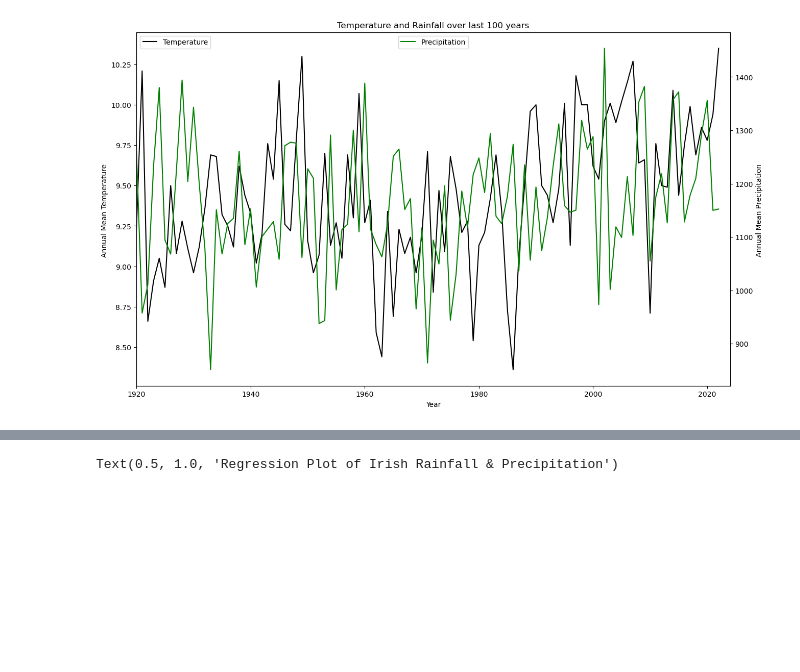
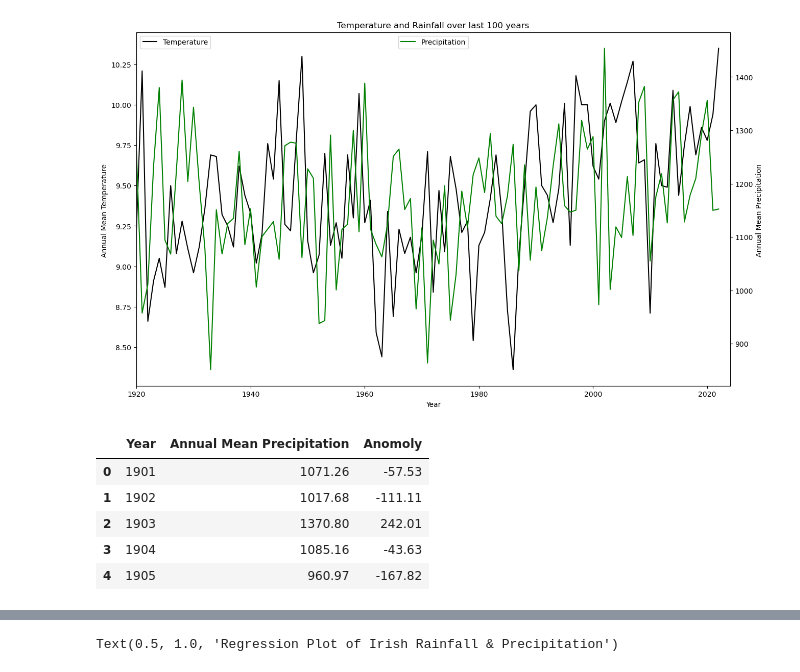
Before and after one commit to rebeccaf1918/Programming-for-Da-Project2, a Jupyter notebook: Project.ipynb, the cells around one changed output, grey strips where cells are left out. Drawn from its saved outputs; the diff is of its cells as text; code cells hidden in the pictures; blank space fills up the shorter version.

```diff
--- a/Project.ipynb
+++ b/Project.ipynb
@@ -491,3 +494,12 @@ plt.legend(loc='upper center')
 # %% [output]
 <matplotlib.legend.Legend at 0x...>
 [figure]
+# %%
+CompleteRainDatafrom1901.head()
+# %% [output]
+|  | Year | Annual Mean Precipitation | Anomoly |
+| 0 | 1901 | 1071.26 | -57.53 |
+| 1 | 1902 | 1017.68 | -111.11 |
+| 2 | 1903 | 1370.80 | 242.01 |
+| 3 | 1904 | 1085.16 | -43.63 |
+| 4 | 1905 | 960.97 | -167.82 |
```
Also changed, not shown: parts of 9 cells of this notebook, 1 other file.
